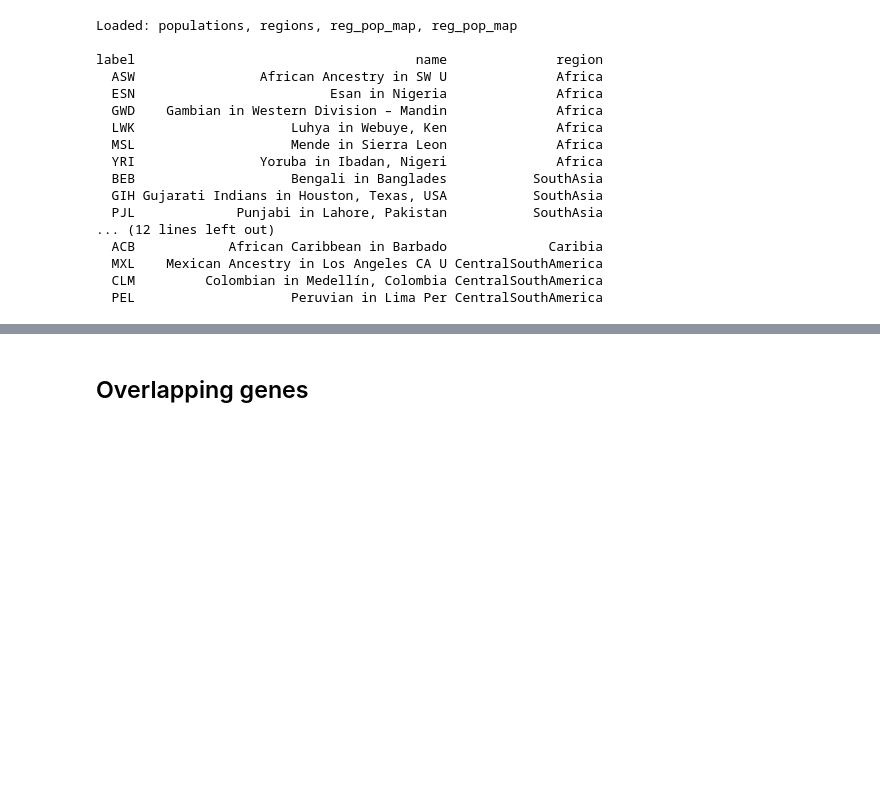
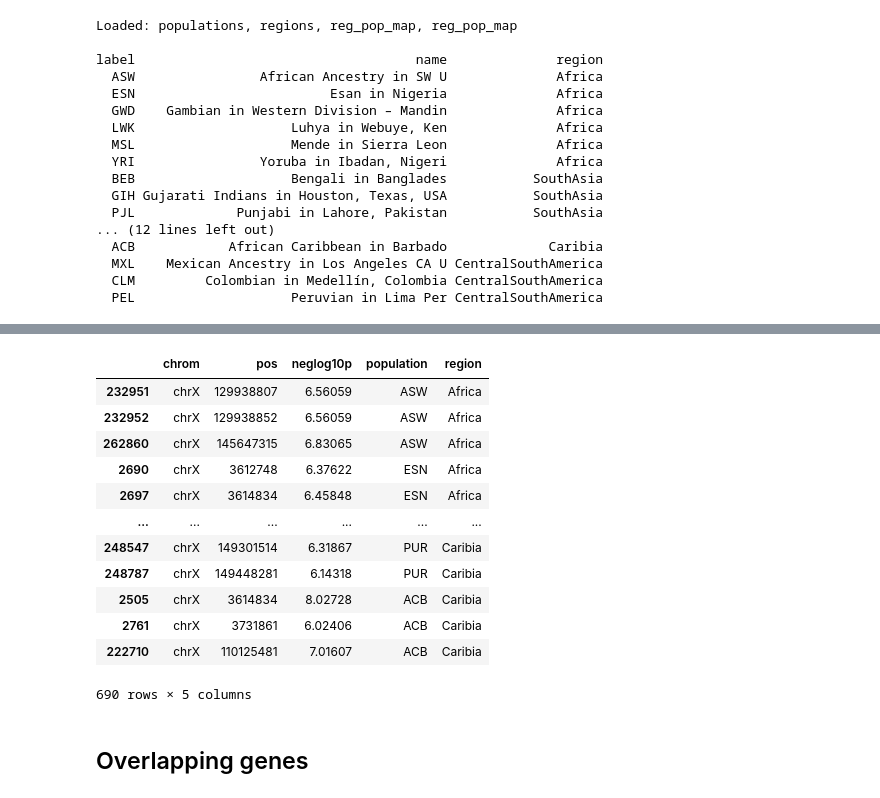
Before and after one commit to munch-group/relate1Kgenomes, a Jupyter notebook: notebooks/nb01_deg.ipynb, the cells around one changed output, grey strips where cells are left out. Cells and saved outputs as stored; diff of their text form; code cells hidden in the pictures; blank space fills up the shorter version.

```diff
--- a/notebooks/nb01_deg.ipynb
+++ b/notebooks/nb01_deg.ipynb
@@ -176,5 +188,23 @@ snp_data.to_hdf('../results/snp_data.h5', key='snp_data', mode='w')
 # %%
-snp_data = pd.read_hdf('../results/snp_data.h5')
+chrX_pval_cut = 6
+gl_pval_cut = 8.5
+
+snp_data = pd.read_hdf('../results/snp_data.h5').loc[lambda df: df.neglog10p > chrX_pval_cut]
+snp_data
+# %% [output]
+|  | chrom | pos | neglog10p | population | region |
+| 232951 | chrX | 129938807 | 6.56059 | ASW | Africa |
+| 232952 | chrX | 129938852 | 6.56059 | ASW | Africa |
+| 262860 | chrX | 145647315 | 6.83065 | ASW | Africa |
+| 2690 | chrX | 3612748 | 6.37622 | ESN | Africa |
+| 2697 | chrX | 3614834 | 6.45848 | ESN | Africa |
+| ... | ... | ... | ... | ... | ... |
+| 248547 | chrX | 149301514 | 6.31867 | PUR | Caribia |
+| 248787 | chrX | 149448281 | 6.14318 | PUR | Caribia |
+| 2505 | chrX | 3614834 | 8.02728 | ACB | Caribia |
+| 2761 | chrX | 3731861 | 6.02406 | ACB | Caribia |
+| 222710 | chrX | 110125481 | 7.01607 | ACB | Caribia |
+690 rows × 5 columns
 # %% [markdown]
 ## Overlapping genes
 # %% [markdown]
```
Also changed, not shown: parts of 16 cells of this notebook, 3 other files.
